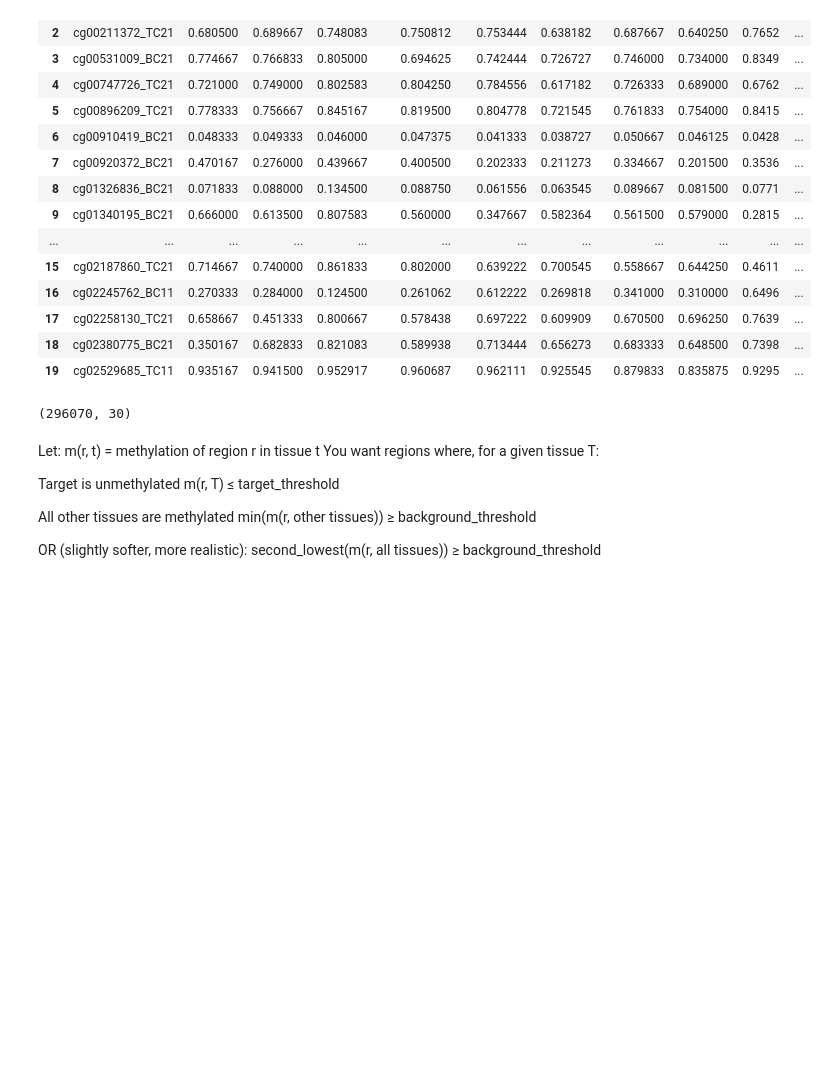
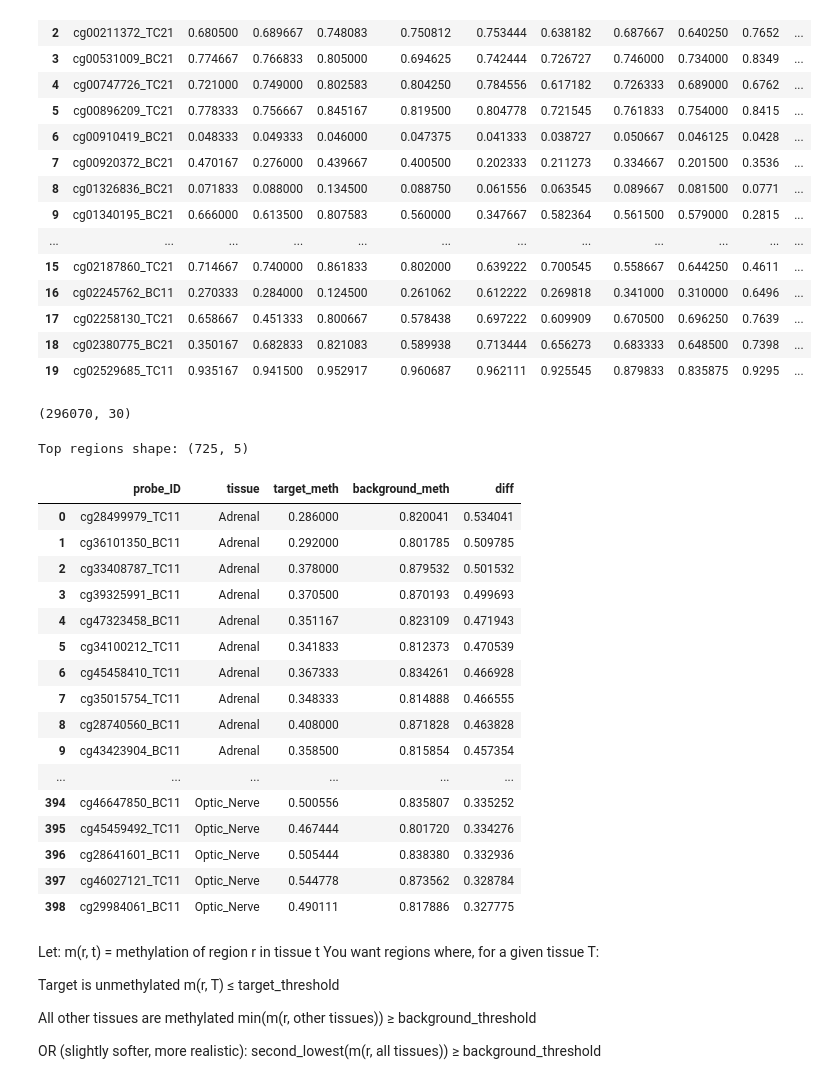
Before and after one commit to jullid/mouse-DNA-project, a Jupyter notebook: notebooks/difference.ipynb, the cells around one changed output. Saved outputs shown, nothing was run; the diff lists cells and outputs as text; code cells hidden in the pictures; blank space fills up the shorter version.

```diff
--- a/notebooks/difference.ipynb
+++ b/notebooks/difference.ipynb
@@ -153,10 +140,10 @@ df_celltype.shape
 (296070, 30)
 # %%
 def build_tissue_diff_table(
-    df_celltype: pd.DataFrame,
+    df: pd.DataFrame,
     target_threshold: float = 0.7,
     background_threshold: float = 0.8,
-    diff_threshold: float = 0.4,
+    diff_threshold: float = 0.3,
     use_filtering: bool = False,
     id_col: str = "probe_ID",
 ) -> pd.DataFrame:
@@ -197,10 +184,6 @@ def build_tissue_diff_table(
     Returns
     -------
     pandas.DataFrame
-        Long-format DataFrame with columns:
-        [probe_ID, tissue, target_meth, background_meth, diff],
-        containing ranked regions for all tissues.
-                +
         all_tissues_results
     """
     # -------------------------------
@@ -215,8 +198,8 @@ def build_tissue_diff_table(
     # setup
     # -------------------------------
 
-    probe_ids = df_celltype[id_col]
-    tissues = df_celltype.columns.drop(id_col)
+    probe_ids = df[id_col]
+    tissues = df.columns.drop(id_col)
 
     all_tissues_results = []  # we will stack results here
 
@@ -227,11 +210,11 @@ def build_tissue_diff_table(
     for tissue in tissues:
 
         # target methylation (per row/region)
-        target = df_celltype[tissue]
+        target = df[tissue]
 
         # background methylation (mean of all OTHER tissues, per row)
         background = (
-            df_celltype
+            df
             .drop(columns=[id_col, tissue])
             .mean(axis=1)
         )
@@ -272,13 +255,4 @@ def build_tissue_diff_table(
     # stack all tissues on top of each other
     # -------------------------------
 
-    final_df = pd.concat(all_tissues_results, ignore_index=True)
-
-    # -------------------------------
-    # final sanity checks
-    # -------------------------------
-
-    print("Final shape:", final_df.shape)
-    print(final_df.head())
-
-    return final_df, all_tissues_results
+    return all_tissues_results
@@ -319,34 +306,43 @@ def extract_top_regions(
 # %%
 """ PIPELINE """
 # step 1: compute per-tissue differential tables
-final_df, all_tissues_results = build_tissue_diff_table(
+all_tissues_results = build_tissue_diff_table(
     df_celltype,
     use_filtering=True
 )
 
 # Step 2: extract top N regions per tissue
 df_top_regions = extract_top_regions(
     all_tissues_results,
     top_n=25
 )
 
 display(
     HTML(
         df_top_regions
         .to_html(max_rows=None)
         .replace(
             '<table border="1" class="dataframe">',
             '<table border="1" class="dataframe" style="height:600px; overflow-y:scroll; display:block;">'
         )
     )
 )
-
-#Do some statistics on this, such as median diff, mean diff, lowest/highest diff:
-metrics_cols = ["target_meth", "background_meth", "diff"]
-df_metrics = df_top_regions[metrics_cols]
-
-summary_stats = df_metrics.describe().T
-summary_stats["range"] = summary_stats["max"] - summary_stats["min"]
-
-summary_stats = summary_stats.drop(columns=["count"]).T
-summary_stats
+# %% [output]
+Top regions shape: (725, 5)
+|  | probe_ID | tissue | target_meth | background_meth | diff |
+| 0 | cg28499979_TC11 | Adrenal | 0.286000 | 0.820041 | 0.534041 |
+| 1 | cg36101350_BC11 | Adrenal | 0.292000 | 0.801785 | 0.509785 |
+| 2 | cg33408787_TC11 | Adrenal | 0.378000 | 0.879532 | 0.501532 |
+| 3 | cg39325991_BC11 | Adrenal | 0.370500 | 0.870193 | 0.499693 |
+| 4 | cg47323458_BC11 | Adrenal | 0.351167 | 0.823109 | 0.471943 |
+| 5 | cg34100212_TC11 | Adrenal | 0.341833 | 0.812373 | 0.470539 |
+| 6 | cg45458410_TC11 | Adrenal | 0.367333 | 0.834261 | 0.466928 |
+| 7 | cg35015754_TC11 | Adrenal | 0.348333 | 0.814888 | 0.466555 |
+| 8 | cg28740560_BC11 | Adrenal | 0.408000 | 0.871828 | 0.463828 |
+| 9 | cg43423904_BC11 | Adrenal | 0.358500 | 0.815854 | 0.457354 |
+| ... | ... | ... | ... | ... | ... |
+| 394 | cg46647850_BC11 | Optic_Nerve | 0.500556 | 0.835807 | 0.335252 |
+| 395 | cg45459492_TC11 | Optic_Nerve | 0.467444 | 0.801720 | 0.334276 |
+| 396 | cg28641601_BC11 | Optic_Nerve | 0.505444 | 0.838380 | 0.332936 |
+| 397 | cg46027121_TC11 | Optic_Nerve | 0.544778 | 0.873562 | 0.328784 |
+| 398 | cg29984061_BC11 | Optic_Nerve | 0.490111 | 0.817886 | 0.327775 |
```
Also changed, not shown: parts of 17 cells of this notebook.
